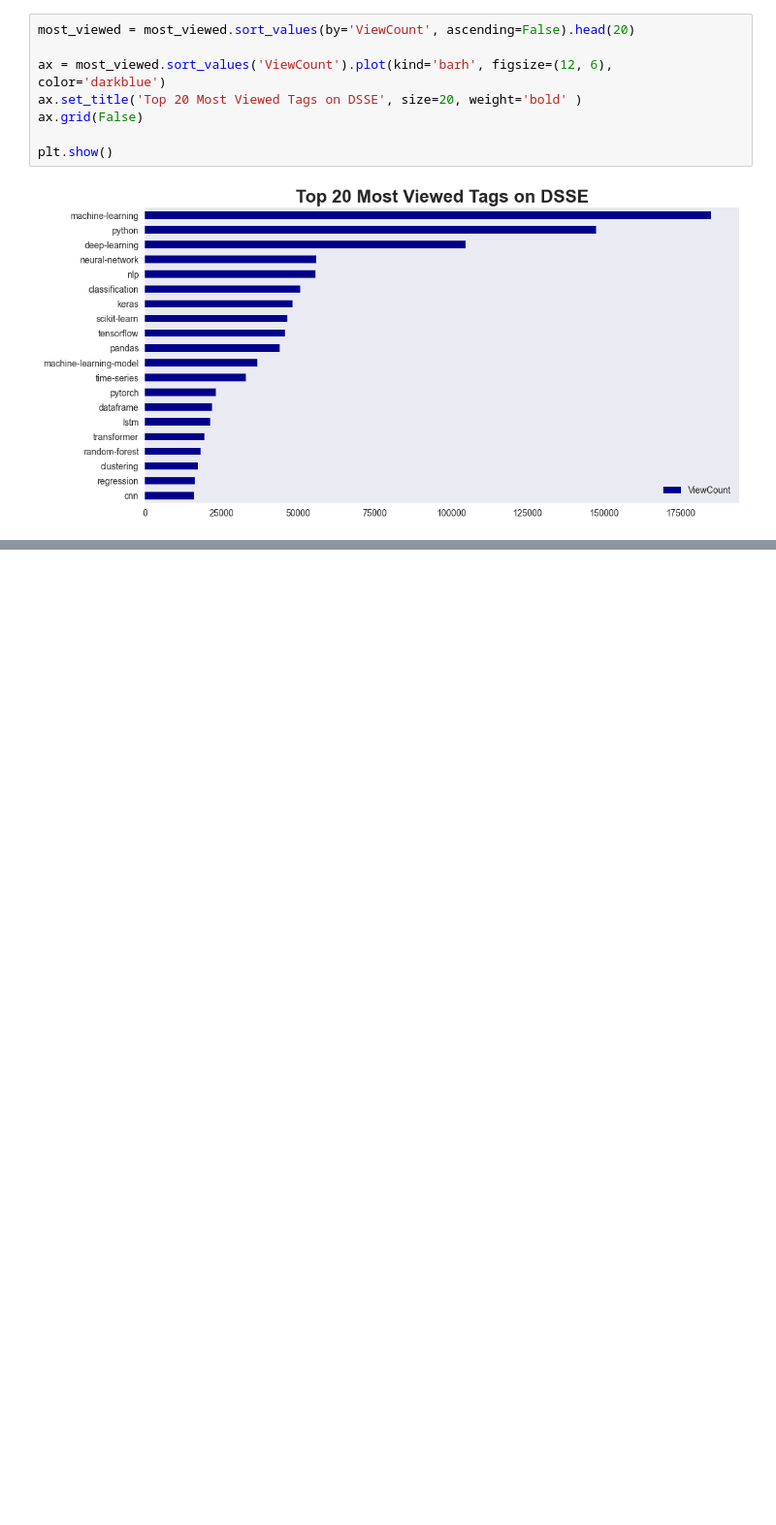
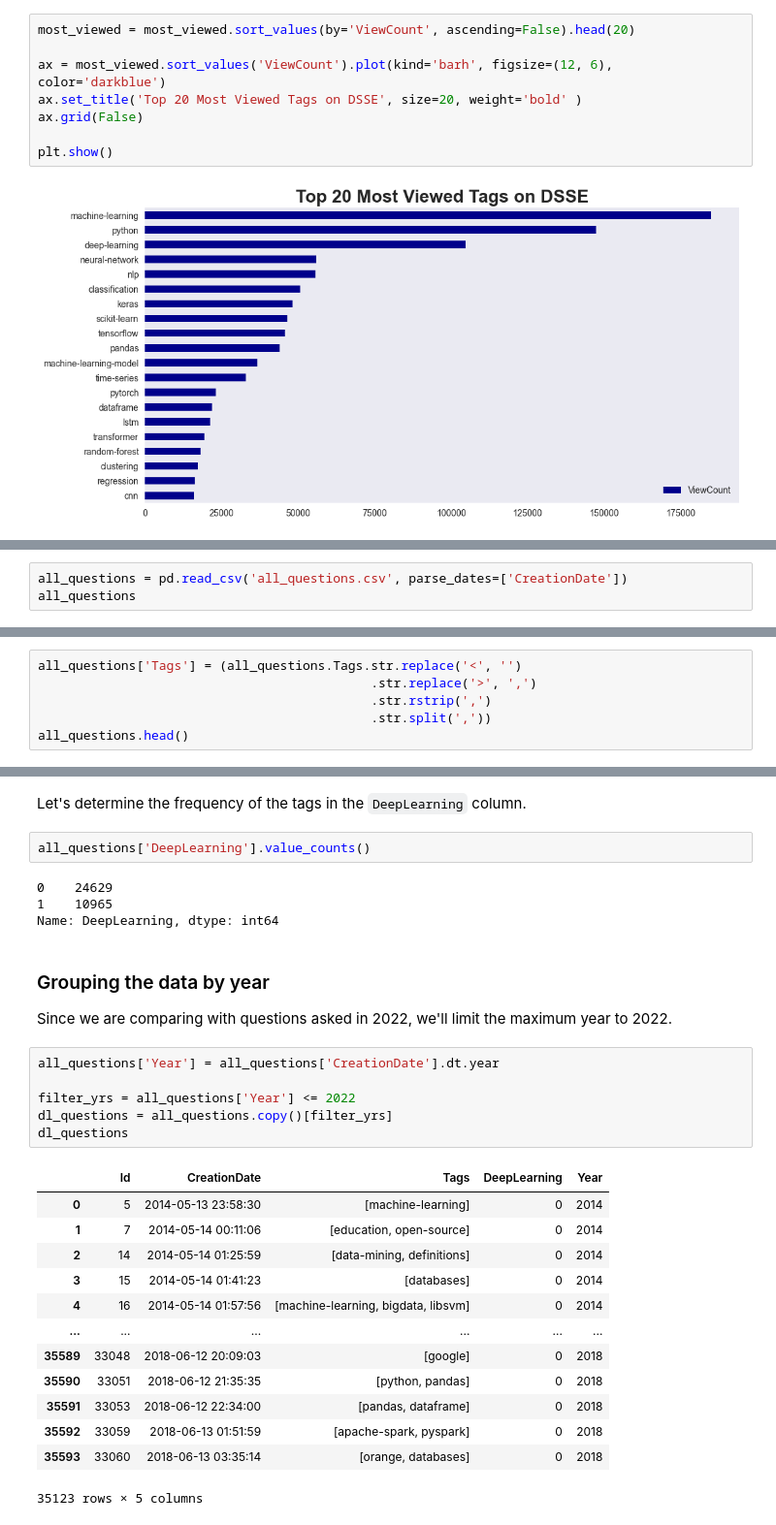
Before and after one commit to MuhammadAwon/datascience-projects, a Jupyter notebook: Projects/popular-data-science-questions/pop-ds-questions.ipynb, the cells around one changed output, grey strips where cells are left out. Shown at 97% size. Cells and saved outputs as stored; diff of their text form; blank space fills up the shorter version.

```diff
--- a/Projects/popular-data-science-questions/pop-ds-questions.ipynb
+++ b/Projects/popular-data-science-questions/pop-ds-questions.ipynb
@@ -435,0 +630,3 @@ plt.show()
+# %%
+all_questions = pd.read_csv('all_questions.csv', parse_dates=['CreationDate'])
+all_questions
@@ -435,0 +649,6 @@ plt.show()
+# %%
+all_questions['Tags'] = (all_questions.Tags.str.replace('<', '')
+                                            .str.replace('>', ',')
+                                            .str.rstrip(',')
+                                            .str.split(','))
+all_questions.head()
@@ -435,0 +687,32 @@ plt.show()
+# %% [markdown]
+Let's determine the frequency of the tags in the `DeepLearning` column.
+# %%
+all_questions['DeepLearning'].value_counts()
+# %% [output]
+0    24629
+1    10965
+Name: DeepLearning, dtype: int64
+# %% [markdown]
+### Grouping the data by year
+
+Since we are comparing with questions asked in 2022, we'll limit the maximum year to 2022.
+# %%
+all_questions['Year'] = all_questions['CreationDate'].dt.year
+
+filter_yrs = all_questions['Year'] <= 2022
+dl_questions = all_questions.copy()[filter_yrs]
+dl_questions
+# %% [output]
+|  | Id | CreationDate | Tags | DeepLearning | Year |
+| 0 | 5 | 2014-05-13 23:58:30 | [machine-learning] | 0 | 2014 |
+| 1 | 7 | 2014-05-14 00:11:06 | [education, open-source] | 0 | 2014 |
+| 2 | 14 | 2014-05-14 01:25:59 | [data-mining, definitions] | 0 | 2014 |
+| 3 | 15 | 2014-05-14 01:41:23 | [databases] | 0 | 2014 |
+| 4 | 16 | 2014-05-14 01:57:56 | [machine-learning, bigdata, libsvm] | 0 | 2014 |
+| ... | ... | ... | ... | ... | ... |
+| 35589 | 33048 | 2018-06-12 20:09:03 | [google] | 0 | 2018 |
+| 35590 | 33051 | 2018-06-12 21:35:35 | [python, pandas] | 0 | 2018 |
+| 35591 | 33053 | 2018-06-12 22:34:00 | [pandas, dataframe] | 0 | 2018 |
+| 35592 | 33059 | 2018-06-13 01:51:59 | [apache-spark, pyspark] | 0 | 2018 |
+| 35593 | 33060 | 2018-06-13 03:35:14 | [orange, databases] | 0 | 2018 |
+35123 rows × 5 columns
```
Also changed, not shown: parts of 32 cells of this notebook, 1 other file.
